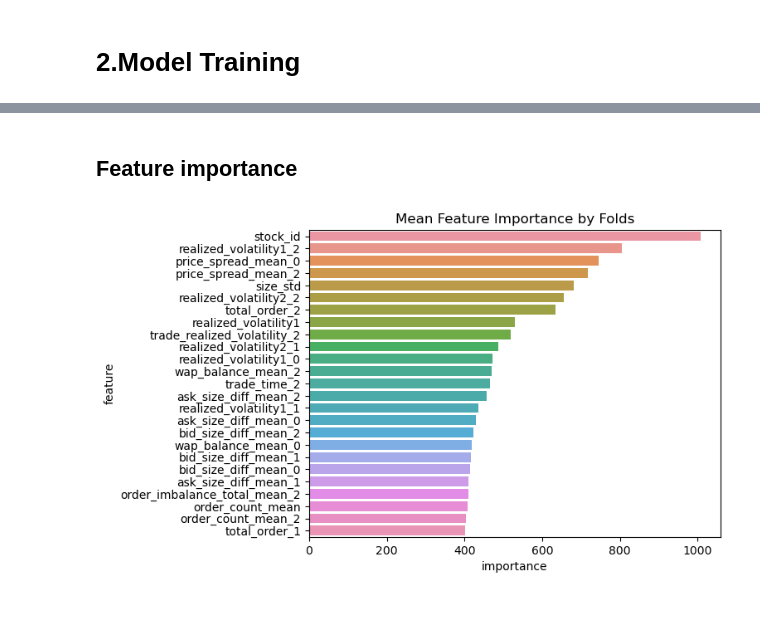
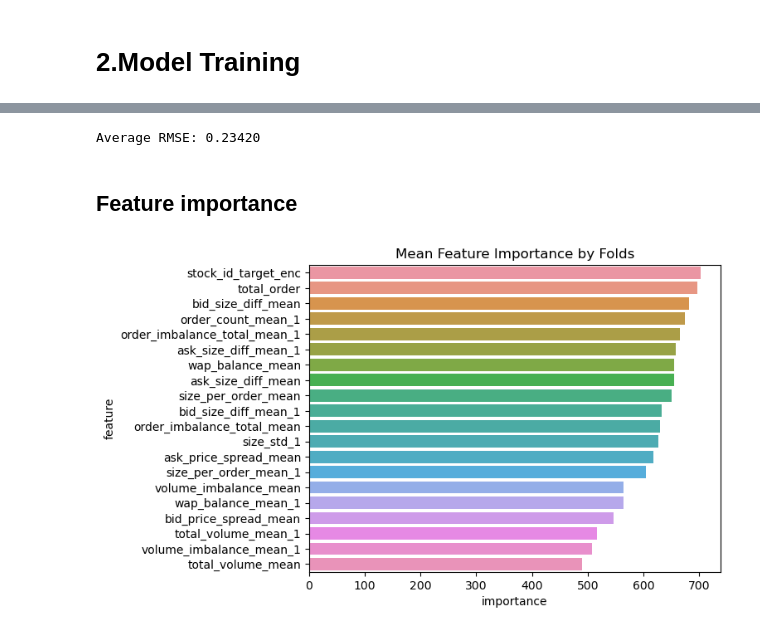
Before and after one commit to LaiquendiJ/Realized_Volatility_Pred_2025, a Jupyter notebook: Factor_engineering.ipynb, the cells around one changed output, grey strips where cells are left out. Saved outputs shown, nothing was run; the diff lists cells and outputs as text; code cells hidden in the pictures.

```diff
--- a/Factor_engineering.ipynb
+++ b/Factor_engineering.ipynb
@@ -45,19 +68,20 @@ def aggregate_interval_book(df: pl.DataFrame, interval=None, interval_length=Non
         (pl.col("log_return2").pow(2).sum()).sqrt().alias("realized_volatility2"),
 
         # high_low_range
-        (pl.col("wap1").max() / pl.col("wap1").min()).log().alias("high_low_range"),
+        #(pl.col("wap1").max() / pl.col("wap1").min()).log().alias("high_low_range"),
 
-        # simple means
-        pl.col("wap1").mean().alias("wap1_mean"),
-        pl.col("wap2").mean().alias("wap2_mean"),
+       # simple means
+
         pl.col("wap_balance").mean().alias("wap_balance_mean"),
-        pl.col("order_imbalance_1").mean().alias("order_imbalance_1_mean"),
+        #pl.col("order_imbalance_1").mean().alias("order_imbalance_1_mean"),
         pl.col("order_imbalance_total").mean().alias(
             "order_imbalance_total_mean"),
         pl.col("volume_imbalance").mean().alias("volume_imbalance_mean"),
         pl.col("total_volume").mean().alias("total_volume_mean"),
         pl.col("price_spread").mean().alias("price_spread_mean"),
 
+        pl.col("ask_price_spread").mean().alias("ask_price_spread_mean"),
+        pl.col("bid_price_spread").mean().alias("bid_price_spread_mean"),
         pl.col("bid_size_diff").mean().alias("bid_size_diff_mean"),
         pl.col("ask_size_diff").mean().alias("ask_size_diff_mean"))
 
@@ -174,16 +199,15 @@ def aggregate_interval_trade(df: pl.DataFrame, interval=None, interval_length=No
             "trade_realized_volatility"),
 
         # trade_price_range
-        (pl.col("price").max() / pl.col("price").min()
-         ).log().alias("trade_price_range"),
+        #(pl.col("price").max() / pl.col("price").min()).log().alias("trade_price_range"),
 
         # means
-        pl.col("price").mean().alias("trade_price_mean"),
+
         pl.col("size_per_order").mean().alias("size_per_order_mean"),
         pl.col("order_count").mean().alias("order_count_mean"),
 
         # sums
-        pl.col("size").sum().alias("total_size"),
+
         pl.col("order_count").sum().alias("total_order"),
         pl.col("seconds_in_bucket").n_unique().alias("trade_time"),
         # std
@@ -194,7 +218,7 @@ def aggregate_interval_trade(df: pl.DataFrame, interval=None, interval_length=No
     return df_agg
 # %%
 
-def preprocessor_trade(file_path, n_intervals=3, interval_length=200):
+def preprocessor_trade(file_path, n_intervals=2, interval_length=300):
     stock_id = int(file_path.split('=')[1].split('.')[0])
     df = pl.read_parquet(file_path)
     df = df.sort(["time_id", "seconds_in_bucket"])
@@ -207,9 +231,10 @@ def preprocessor_trade(file_path, n_intervals=3, interval_length=200):
     ])
 
     merged_df = None
-    for interval in range(n_intervals):
-        df_agg = aggregate_interval_trade(df, interval, interval_length)
-        merged_df = df_agg if merged_df is None else merged_df.join(df_agg, on="time_id", how="left")
+    #for interval in range(n_intervals):
+
+    df_agg = aggregate_interval_trade(df, n_intervals-1, interval_length)
+    merged_df = df_agg if merged_df is None else merged_df.join(df_agg, on="time_id", how="left")
 
     df_feature = aggregate_interval_trade(df)
 
@@ -324,6 +351,18 @@ def rmspe_feval(y_pred, dataset):
     y_true = dataset.get_label()
 
     return 'RMSPE', round(rmspe(y_true = y_true, y_pred = y_pred),5), False
+# %%
+stock_id_target_mean = df_train.groupby('stock_id')['target'].mean()
+df_test['stock_id_target_enc'] = df_test['stock_id'].map(stock_id_target_mean) # test_set
+
+#training
+tmp = np.repeat(np.nan, df_train.shape[0])
+kf = KFold(n_splits = 10, shuffle=True,random_state = 19911109)
+for idx_1, idx_2 in kf.split(df_train):
+    target_mean = df_train.iloc[idx_1].groupby('stock_id')['target'].mean()
+
+    tmp[idx_2] = df_train['stock_id'].iloc[idx_2].map(target_mean)
+df_train['stock_id_target_enc'] = tmp
 # %%
 kfold = KFold(n_splits = 5, random_state = 42, shuffle = True)
 
@@ -402,12 +556,16 @@ KeyboardInterrupt:
+# %%
+print(f"Average RMSE: {np.mean(fold_scores[-5:]):.5f}")
+# %% [output]
+Average RMSE: 0.23420
 # %% [markdown]
 ## Feature importance
 # %%
 mean_importance = feature_importances.groupby("feature")["importance"].mean().sort_values(ascending=False)
 
 
-sns.barplot(x=mean_importance[:25],
-    y=mean_importance.index[:25])
+sns.barplot(x=mean_importance[-20:],
+    y=mean_importance.index[-20:])
 plt.title('Mean Feature Importance by Folds')
 plt.show()
 # %% [output]
-[figure, old version]
+[figure, new version]
```
Also changed, not shown: parts of 11 cells of this notebook.
